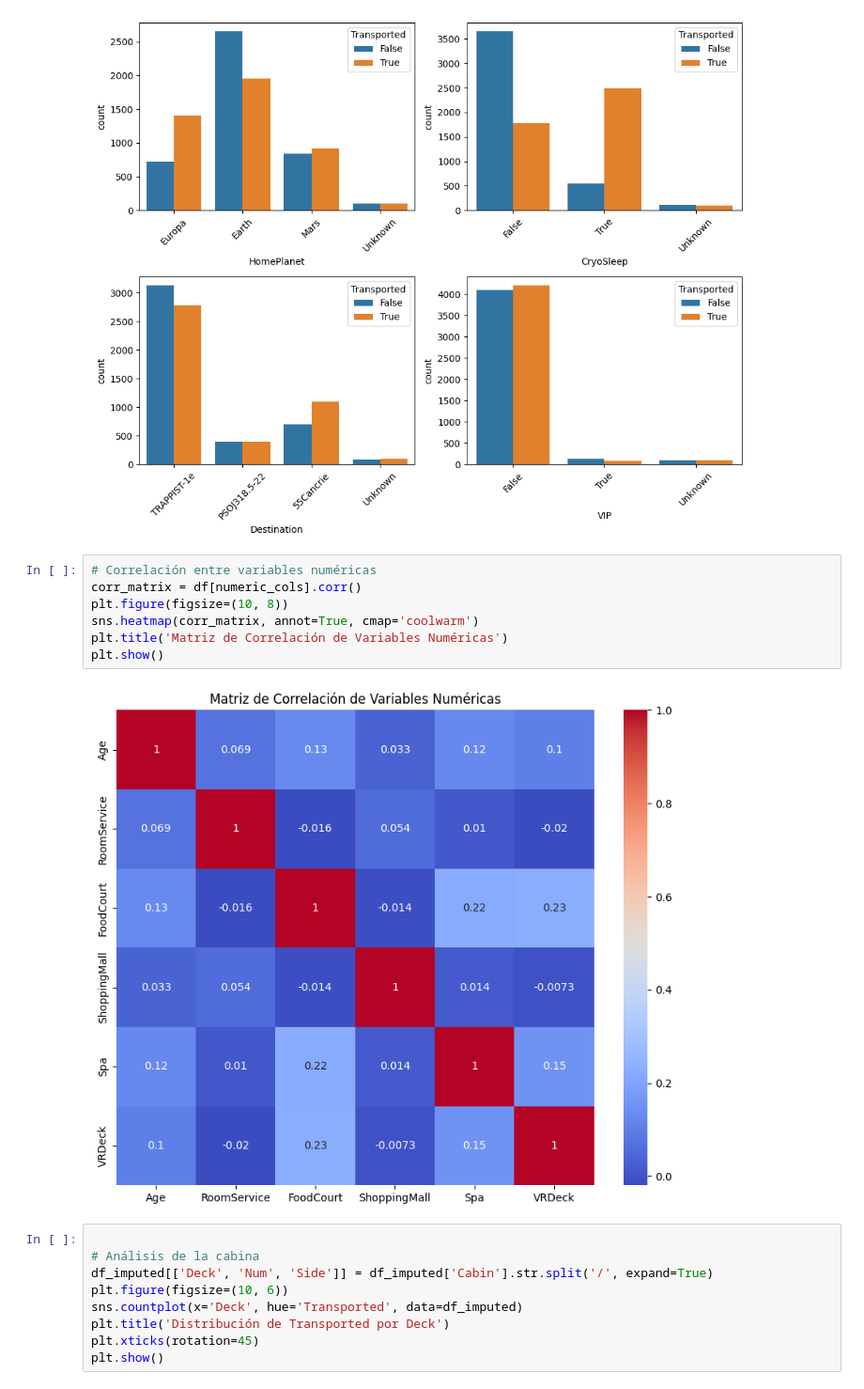
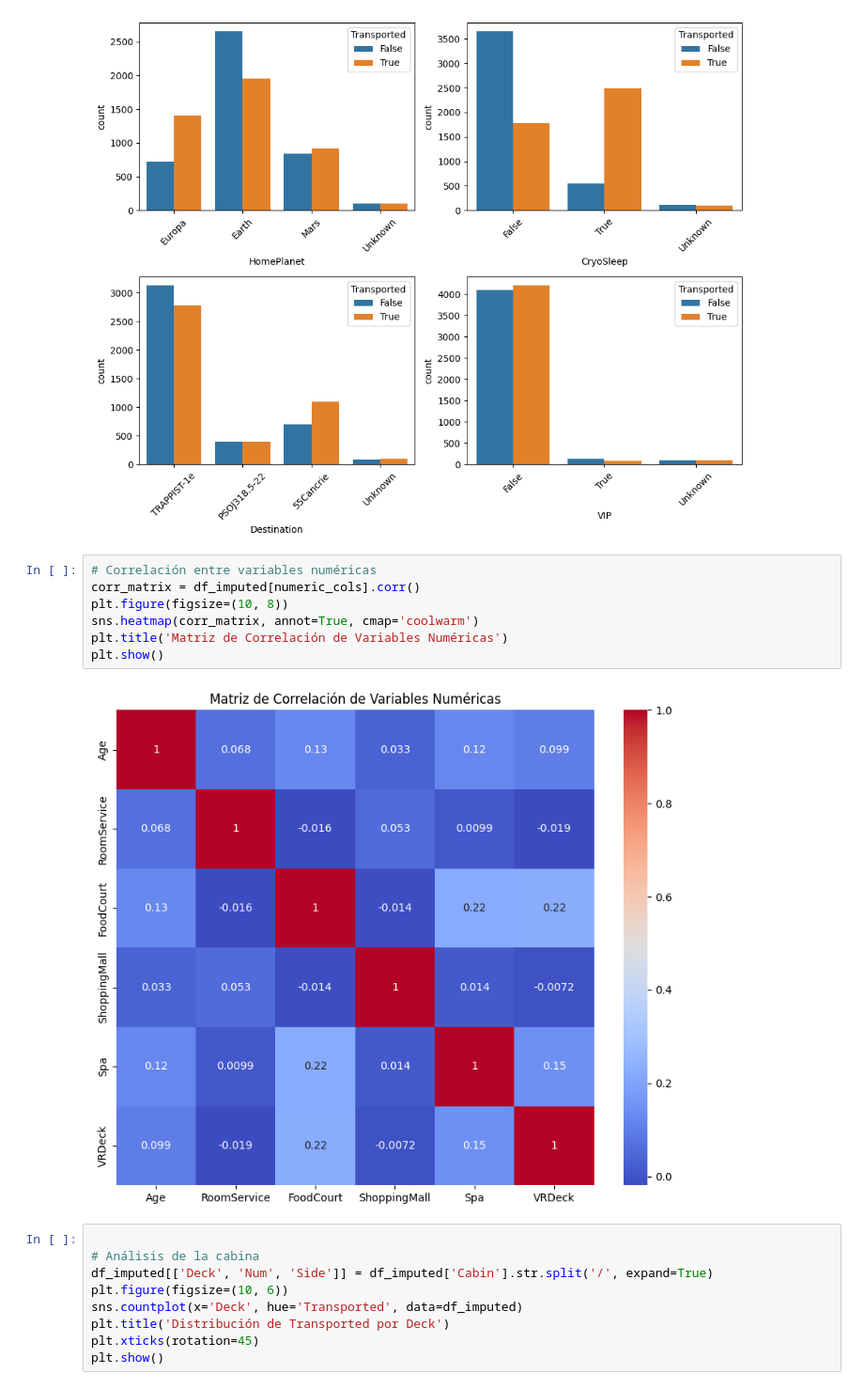
Before and after one commit to EmmaMontalbanA/RetoSpace, a Jupyter notebook: spaces_titanic_v2.ipynb, the cells around one changed output. Shown at 94% size. Drawn from its saved outputs; the diff is of its cells as text.

```diff
--- a/spaces_titanic_v2.ipynb
+++ b/spaces_titanic_v2.ipynb
@@ -258,13 +300,13 @@ plt.show()
 [figure]
 # %%
 # Correlación entre variables numéricas
-corr_matrix = df[numeric_cols].corr()
+corr_matrix = df_imputed[numeric_cols].corr()
 plt.figure(figsize=(10, 8))
 sns.heatmap(corr_matrix, annot=True, cmap='coolwarm')
 plt.title('Matriz de Correlación de Variables Numéricas')
 plt.show()
 # %% [output]
-[figure, old version]
+[figure, new version]
 # %%
 
 # Análisis de la cabina
```
Also changed, not shown: parts of 14 cells of this notebook, 1 other file.
